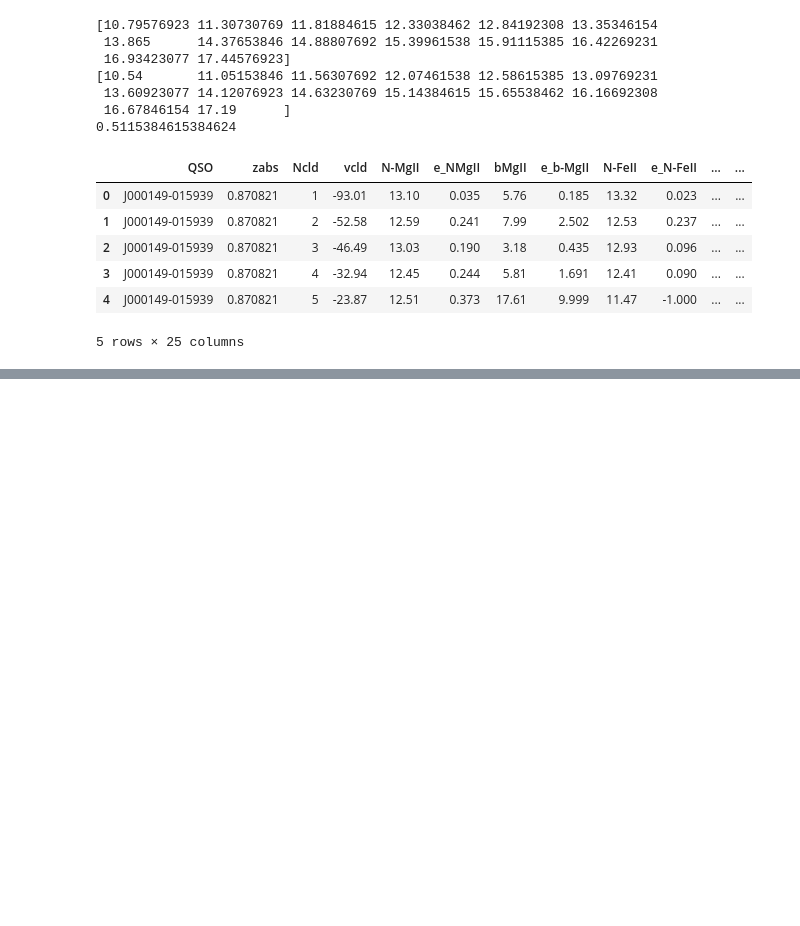
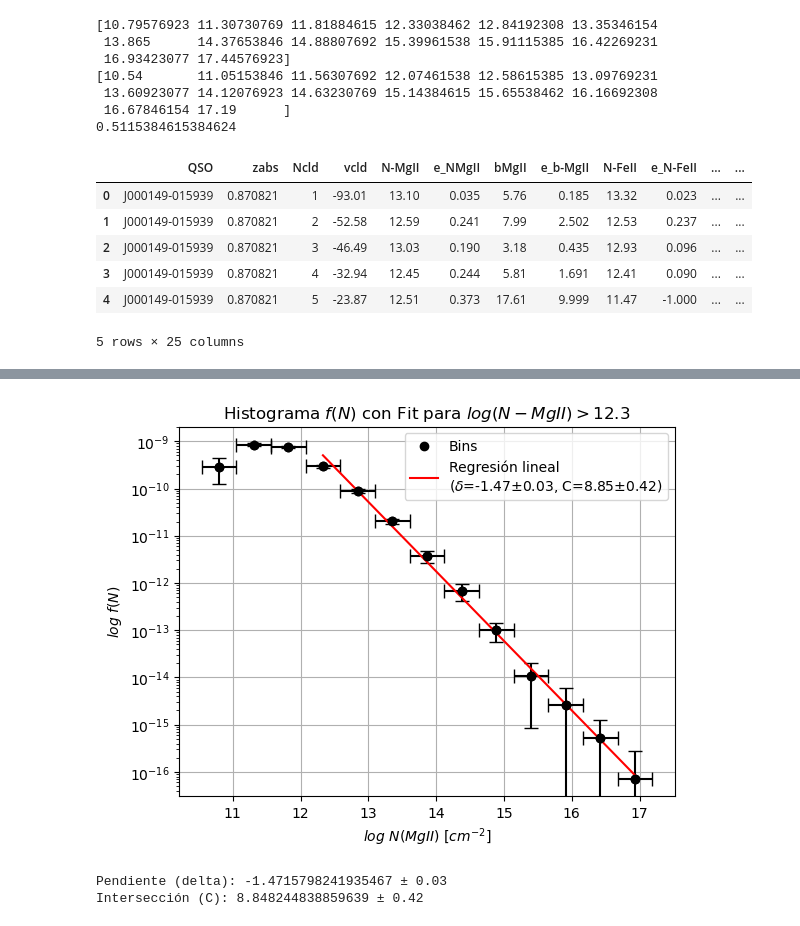
Before and after one commit to guerracuadra/Trabajo-Tutorial-B-sico, a Jupyter notebook: code.ipynb, the cells around one changed output, grey strips where cells are left out. Saved outputs shown, nothing was run; the diff lists cells and outputs as text; code cells hidden in the pictures; blank space fills up the shorter version.

```diff
--- a/code.ipynb
+++ b/code.ipynb
@@ -120,3 +214,46 @@ Intersección (b): 2.0000 ± 0.2673
+# %%
+x_error = bin_err_fit  # Error en x
+
+# Transformar el eje y
+y_transformed = hist_fit / 10**bins_centers_fit[:-1]
+mask = y_transformed > 0
+bins_centers_fit_trimmed = bins_centers_fit[:-1][mask]
+log_y = np.log10(y_transformed[mask])
+x_error_trimmed = x_error[mask]
+
+# Ajuste lineal con numpy.polyfit
+coeffs, cov_matrix = np.polyfit(bins_centers_fit_trimmed, log_y, deg=1, cov=True)
+
+# Extraer pendiente (m) e intersección (b)
+m, b = coeffs
+
+# Calcular errores estándar de m y b
+m_error, b_error = np.sqrt(np.diag(cov_matrix))
+
+# Graficar los datos y la línea ajustada
+x_fit = bins_centers_fit_trimmed
+y_fit = m * x_fit + b
+
+plt.scatter(bins_centers[:-1], hist / 10**bins_centers[:-1], label='Bins', color='black')
+plt.errorbar(bins_centers[:-1], hist / 10**bins_centers[:-1], xerr=(bin_edges[1:] - bin_edges[:-1]) / 2,
+             yerr=bin_err/ 10**bins_centers[:-1] , fmt='o', color='black', capsize=5)
+
+plt.plot(x_fit, 10**y_fit, color='red', label=f"Regresión lineal\n($\delta$={m:.2f}±{m_error:.2f}, C={b:.2f}±{b_error:.2f})")
+plt.yscale('log')
+plt.ylabel(r'$log \ f(N)$')
+plt.xlabel(r'$log \ N(MgII) \ [cm^{-2}]$')
+plt.title('Histograma $f(N)$ con Fit para $log(N-MgII)>12.3$')
+plt.legend()
+plt.grid()
+plt.show()
+
+# Mostrar resultados
+print(f"Pendiente (delta): {m} ± {m_error:.2f}")
+print(f"Intersección (C): {b} ± {b_error:.2f}")
+# %% [output]
+[figure, added]
+Pendiente (delta): -1.4715798241935467 ± 0.03
+Intersección (C): 8.848244838859639 ± 0.42
 # %%
 z_abs = df['zabs']
 # %%
```
Also changed, not shown: parts of 74 cells of this notebook.
